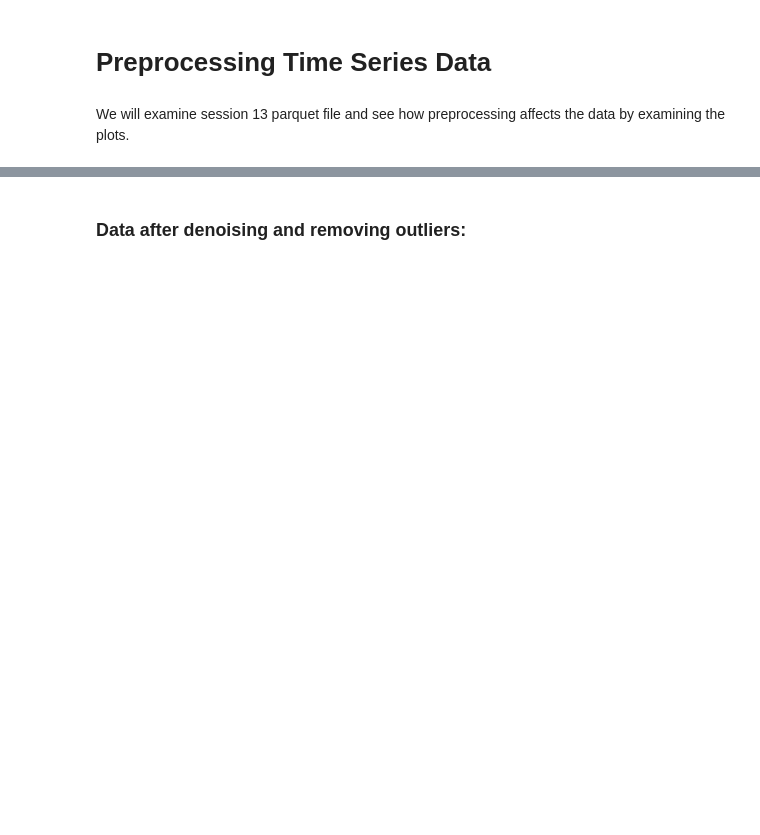
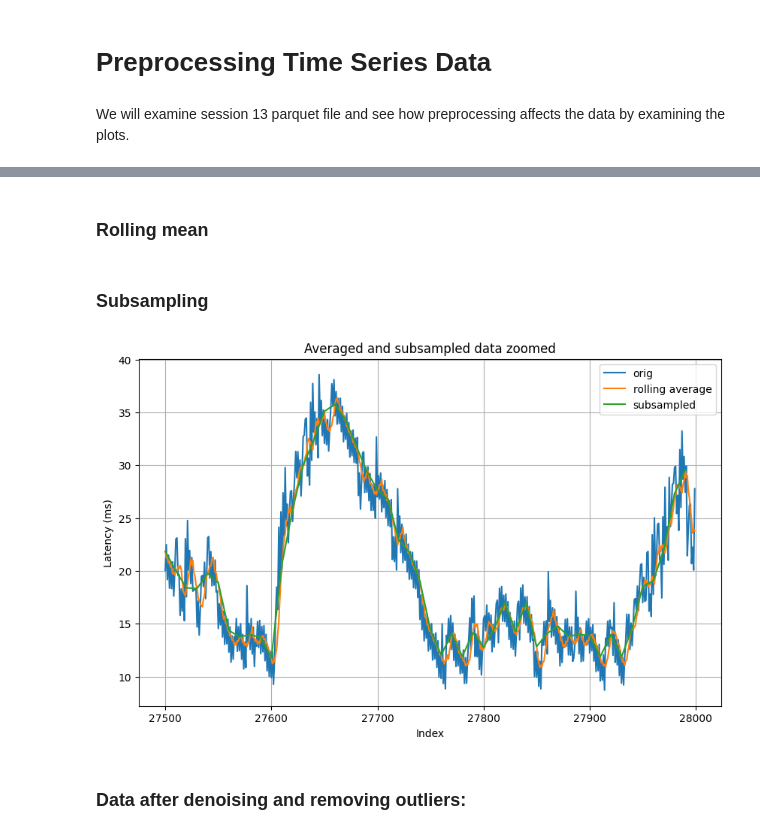
Before and after one commit to 5G-Latency-Prediction-Project/data-processing, a Jupyter notebook: time_series_preprocessing.ipynb, the cells around one changed output, grey strips where cells are left out. Saved outputs shown, nothing was run; the diff lists cells and outputs as text; code cells hidden in the pictures; blank space fills up the shorter version.

```diff
--- a/time_series_preprocessing.ipynb
+++ b/time_series_preprocessing.ipynb
@@ -41,0 +44,2 @@ plt.show()
+# %% [markdown]
+### Rolling mean
@@ -41,0 +54,12 @@ plt.show()
+# %% [markdown]
+### Subsampling
+# %%
+subsampling_rate = 10
+
+window_length = 10 #max(subsampling_rate, 15)
+
+rolling_average = rolling_average_onesided_hanning(wall_latency, window_length)
+
+subsampled = rolling_average[0::subsampling_rate]
+
+x_subsampled = [subsampling_rate * i for i in range(len(subsampled))]
@@ -42,3 +71,22 @@ plt.show()
+# %%
+first_sample= 27500
+last_sample = 28000
+
+first_sample_subsampled = int(first_sample/subsampling_rate)
+last_sample_subsampled = int(last_sample/subsampling_rate)
+
+plt.figure(figsize=(10, 6))
+plt.plot(wall_latency[first_sample:last_sample], label="orig")
+plt.plot(range(first_sample, last_sample), rolling_average[first_sample:last_sample], label="rolling average")
+plt.plot(x_subsampled[first_sample_subsampled:last_sample_subsampled], subsampled[first_sample_subsampled:last_sample_subsampled], label="subsampled")
+plt.title('Averaged and subsampled data zoomed')
+plt.xlabel('Index')
+plt.ylabel('Latency (ms)')
+plt.grid(True)
+plt.legend()
+plt.show()
+# %% [output]
+[figure, added]
 # %% [markdown]
 ### Data after denoising and removing outliers:
 # %%
```
Also changed, not shown: parts of 9 cells of this notebook, 2 other files.
